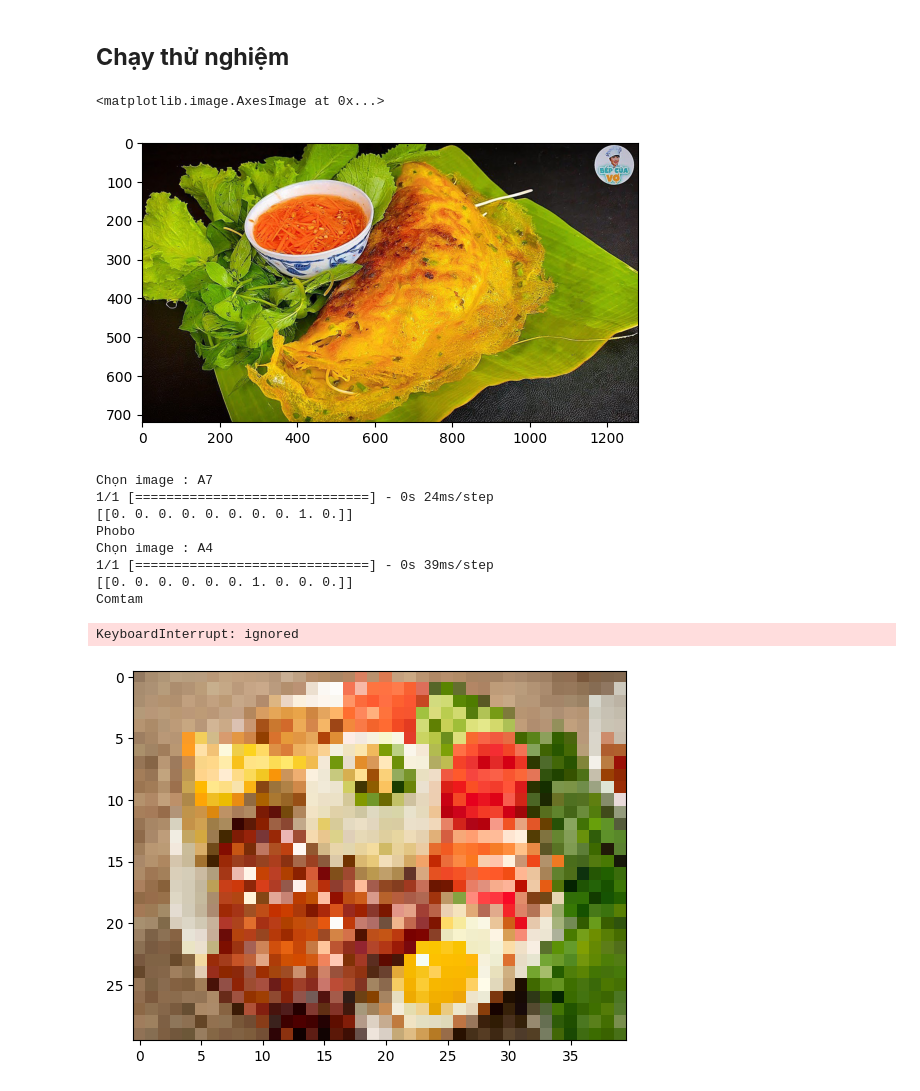
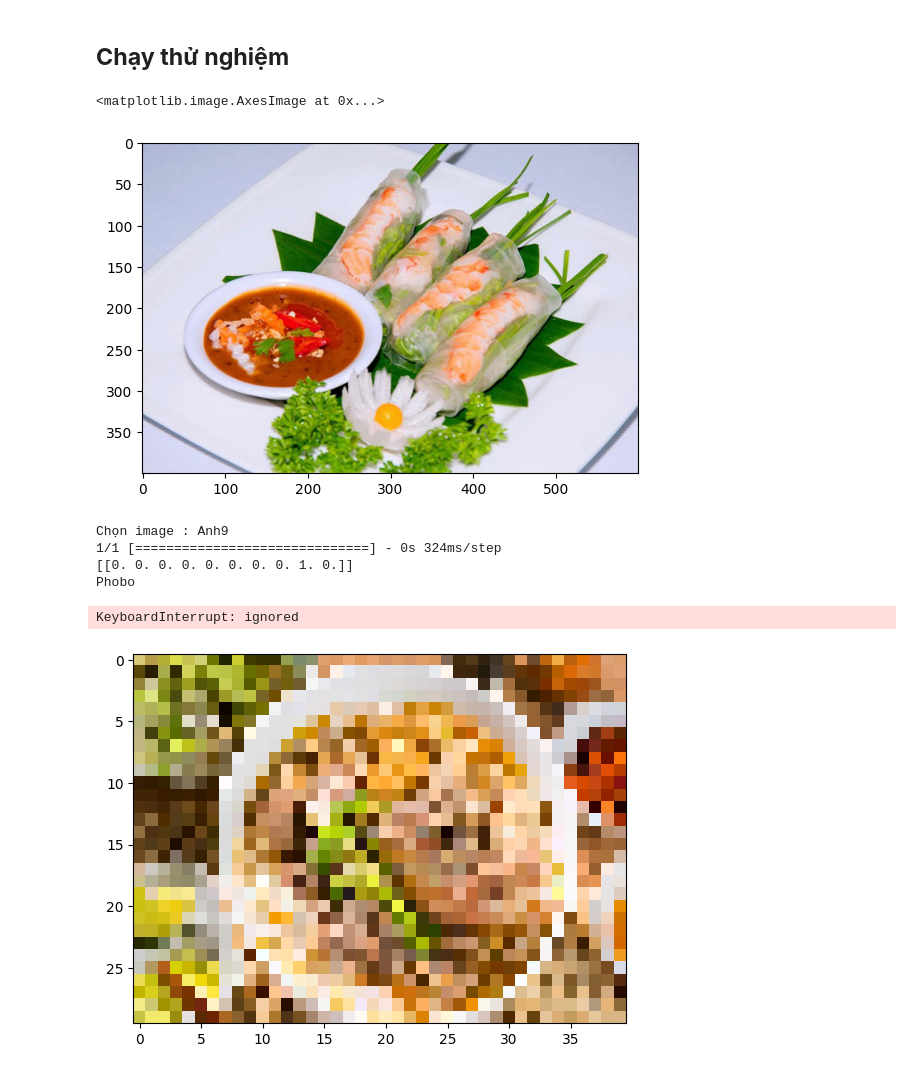
Before and after one commit to TriDuks/AIDeepLearning, a Jupyter notebook: CNNfood.ipynb, the cells around one changed output. Saved outputs shown, nothing was run; the diff lists cells and outputs as text; code cells hidden in the pictures.

```diff
--- a/CNNfood.ipynb
+++ b/CNNfood.ipynb
@@ -223,12 +228,12 @@ os.chdir('/content/drive/MyDrive/AI/food/Valid')
 # %%
 import matplotlib.pyplot as plt
 from keras.utils import to_categorical, load_img, img_to_array
-img_data = load_img('/content/drive/MyDrive/AI/food/Valid/A9.jpg')
+img_data = load_img('/content/drive/MyDrive/AI/10 disk/Valid/Anh6.jpg')
 img_data = img_to_array(img_data)
 plt.imshow(img_data/255)
 # %% [output]
 <matplotlib.image.AxesImage at 0x...>
-[figure, old version]
+[figure, new version]
 # %%
 import numpy as np
 from keras.preprocessing import image
@@ -238,7 +243,7 @@ while 1 :
      break
  else:
    try:
-     test_image = load_img("/content/drive/MyDrive/AI/food/Valid/{}.jpg".format(ch),
+     test_image = load_img("/content/drive/MyDrive/AI/10 disk/Valid/{}.jpg".format(ch),
                              target_size=(30,40)) #Scale
      test_image = img_to_array(test_image)
      plt.imshow(test_image/255)
@@ -282,13 +287,9 @@ while 1 :
    except:
       print('Tên của hình ảnh không tồn tại '  )
 # %% [output]
-Chọn image : A7
-1/1 [==============================] - 0s 24ms/step
+Chọn image : Anh9
+1/1 [==============================] - 0s 324ms/step
 [[0. 0. 0. 0. 0. 0. 0. 0. 1. 0.]]
 Phobo
-Chọn image : A4
-1/1 [==============================] - 0s 39ms/step
-[[0. 0. 0. 0. 0. 0. 1. 0. 0. 0.]]
-Comtam
 KeyboardInterrupt: ignored
-[figure, old version]
+[figure, new version]
```
Also changed, not shown: parts of 6 cells of this notebook.
